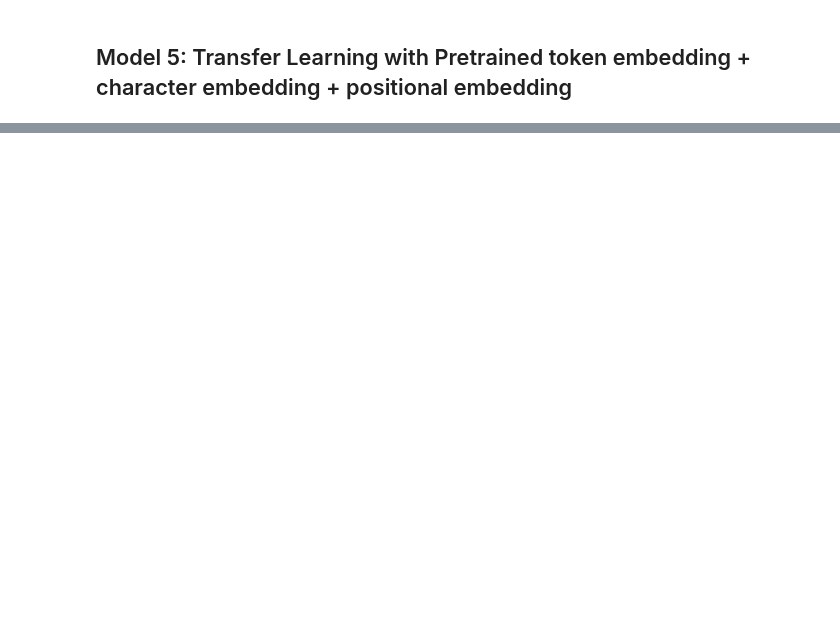
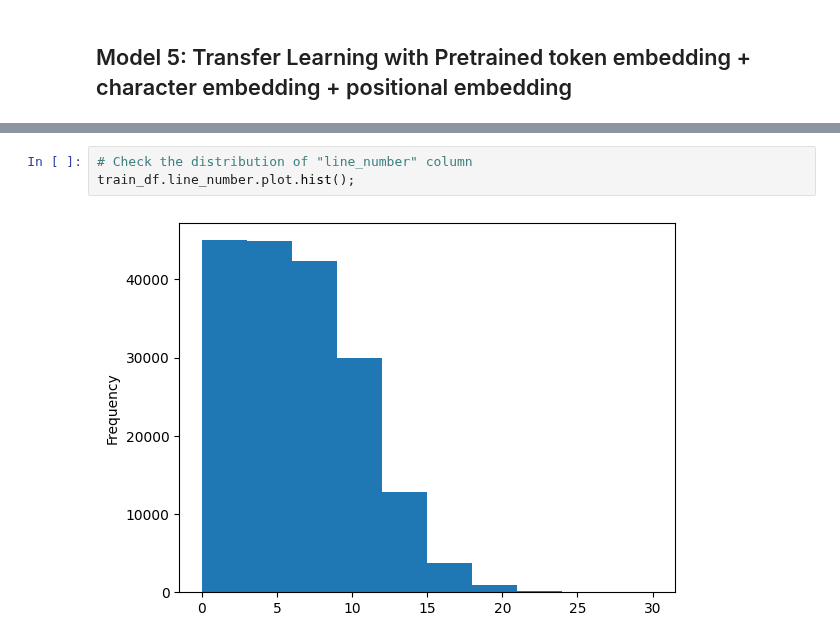
Before and after one commit to 21Ovi/SkimLit, a Jupyter notebook: SkimLit_NLP.ipynb, the cells around one changed output, grey strips where cells are left out. Drawn from its saved outputs; the diff is of its cells as text; blank space fills up the shorter version.

```diff
--- a/SkimLit_NLP.ipynb
+++ b/SkimLit_NLP.ipynb
@@ -1204,0 +1235,5 @@ model_4_results
+# %%
+# Check the distribution of "line_number" column
+train_df.line_number.plot.hist();
+# %% [output]
+[figure, added]
```
Also changed, not shown: parts of 33 cells of this notebook.
